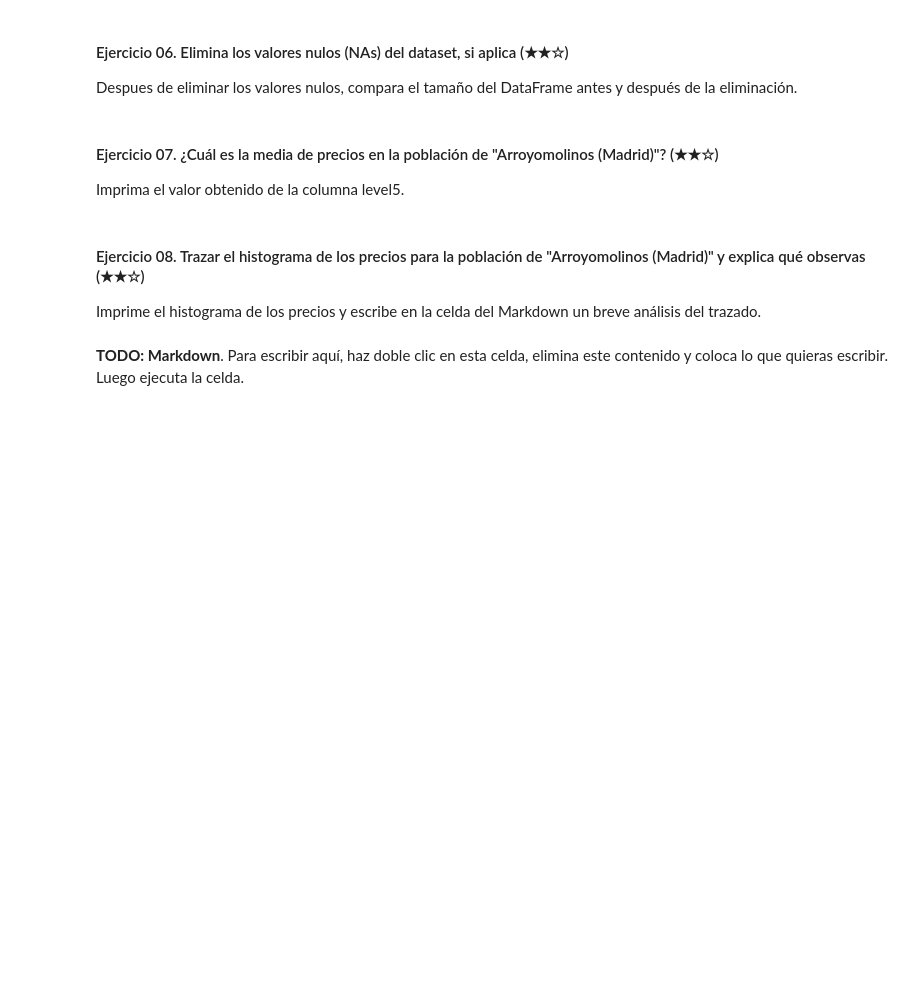
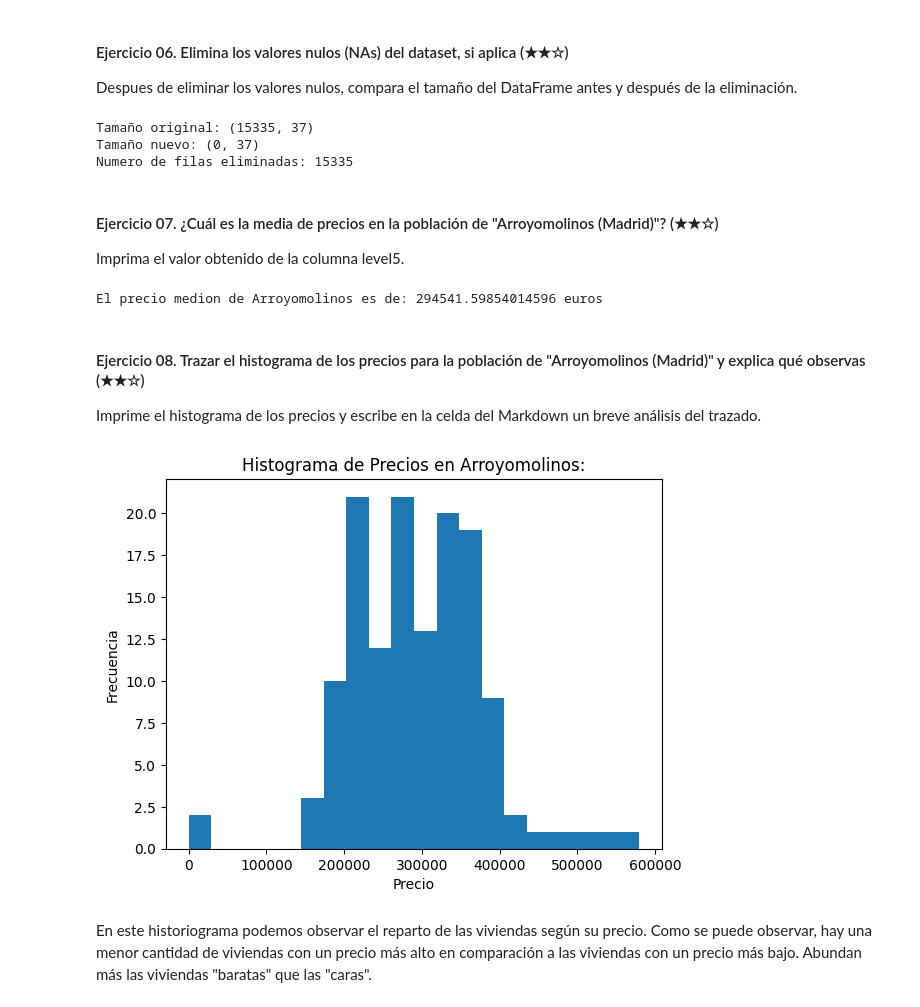
Before and after one commit to ivandla96/https-github.com-breatheco-de-data-clean-up-pandas-for-beginners-project, a Jupyter notebook: project.es.ipynb, the cells around one changed output. Drawn from its saved outputs; the diff is of its cells as text; code cells hidden in the pictures; blank space fills up the shorter version.

```diff
--- a/project.es.ipynb
+++ b/project.es.ipynb
@@ -183,12 +197,27 @@ Imprima un booleano (`True` o `False`) para verificar si hay valores nulos segui
 Despues de eliminar los valores nulos, compara el tamaño del DataFrame antes y después de la eliminación.
 # %%
 # TODO
+tamaño_original = ds.shape
+ds_nuevo = ds.dropna()
+tamaño_nuevo = ds_nuevo.shape
+print ("Tamaño original:", tamaño_original)
+print ("Tamaño nuevo:", tamaño_nuevo)
+print ("Numero de filas eliminadas:", tamaño_original[0] - tamaño_nuevo[0])
+# %% [output]
+Tamaño original: (15335, 37)
+Tamaño nuevo: (0, 37)
+Numero de filas eliminadas: 15335
 # %% [markdown]
 #### Ejercicio 07. ¿Cuál es la media de precios en la población de "Arroyomolinos (Madrid)"? (★★☆)
 
 Imprima el valor obtenido de la columna level5.
 # %%
 # TODO
+arroyomolinos_ds = ds[ds['level5'] == "Arroyomolinos (Madrid)"]
+precio_medio_arroyomolinos = arroyomolinos_ds['price'].mean()
+print ("El precio medion de Arroyomolinos es de:", precio_medio_arroyomolinos, "euros")
+# %% [output]
+El precio medion de Arroyomolinos es de: 294541.59854014596 euros
 # %% [markdown]
 #### Ejercicio 08. Trazar el histograma de los precios para la población de "Arroyomolinos (Madrid)" y explica qué observas (★★☆)
 
@@ -196,6 +225,15 @@ Imprime el histograma de los precios y escribe en la celda del Markdown un breve
 # %%
 import matplotlib.pyplot as plt
 
 # Trazar el histograma de precios
+plt.hist(arroyomolinos_ds['price'], bins=20)
+plt.xlabel("Precio")
+plt.ylabel("Frecuencia")
+plt.title("Histograma de Precios en Arroyomolinos:")
+plt.show()
+# %% [output]
+[figure, added]
-# %% [markdown]
-**TODO: Markdown**. Para escribir aquí, haz doble clic en esta celda, elimina este contenido y coloca lo que quieras escribir. Luego ejecuta la celda.
+# %% [markdown]
+En este historiograma podemos observar el reparto de las viviendas según su precio.
+Como se puede observar, hay una menor cantidad de viviendas con un precio más alto en comparación a las viviendas con un precio más bajo.
+Abundan más las viviendas "baratas" que las "caras".
```
Also changed, not shown: parts of 3 cells of this notebook.
